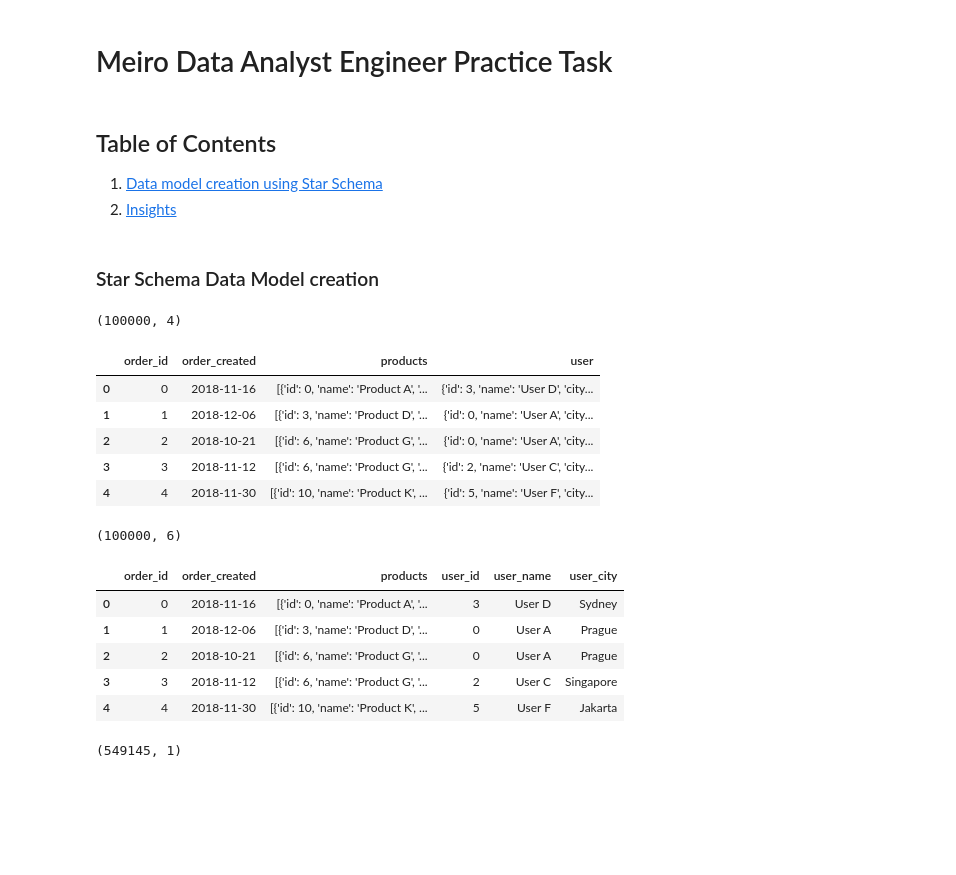
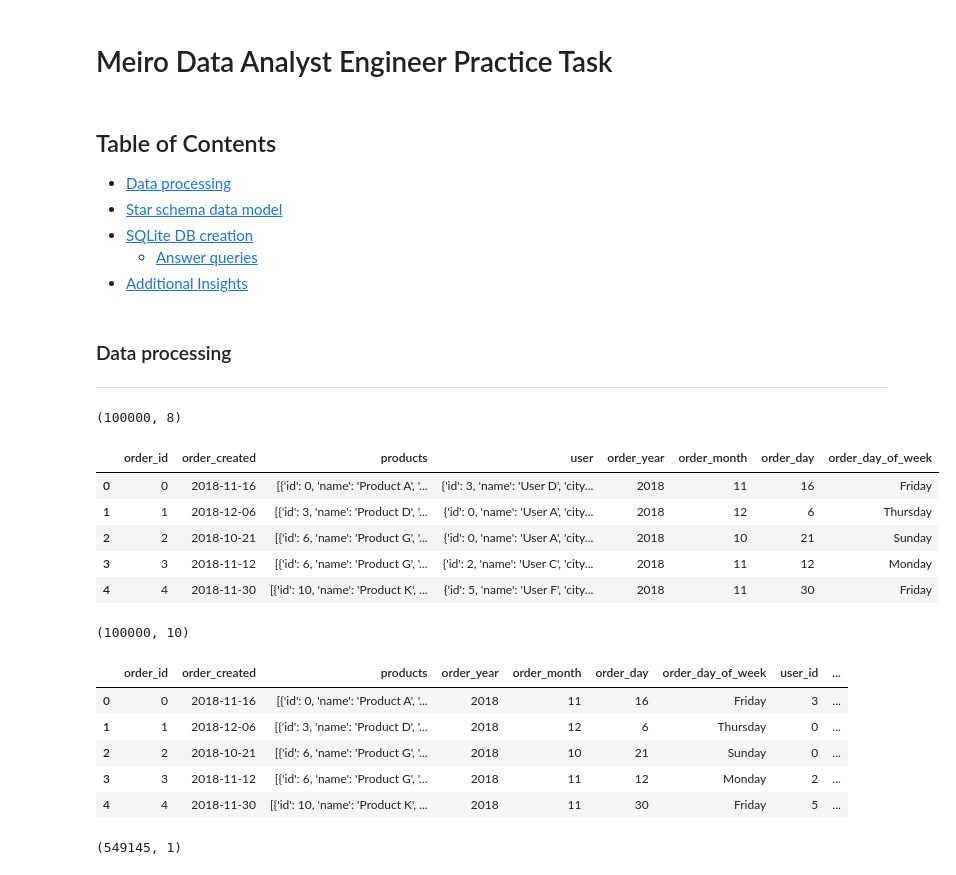
Before and after one commit to shilpaleo/sales-analysis, a Jupyter notebook: meiro_assessment.ipynb, the cells around one changed output. Saved outputs shown, nothing was run; the diff lists cells and outputs as text; code cells hidden in the pictures; blank space fills up the shorter version.

```diff
--- a/meiro_assessment.ipynb
+++ b/meiro_assessment.ipynb
@@ -2,10 +2,14 @@
 # Meiro Data Analyst Engineer Practice Task
 # %% [markdown]
 ## Table of Contents
-1. [Data model creation using Star Schema](#star-schema-data-model-creation)
-2. [Insights](#insights)
+- [Data processing](#data-processing)
+- [Star schema data model](#star-schema-data-model)
+- [SQLite DB creation](#sqlite-db-creation)
+  - [Answer queries](#answer-queries)
+- [Additional Insights](#additional-insights)
-# %% [markdown]
-### Star Schema Data Model creation
+# %% [markdown]
+### Data processing
+---
 # %%
 # Importing the required libraries
 import pandas as pd
@@ -13,21 +18,29 @@ import plotly.express as px
 # %%
 # Read the .ndjson file into a pandas DataFrame
 df = pd.read_json(path_or_buf="./data/data.ndjson.gz", compression="gzip", lines=True)
 
 # Updating specific column names and data types
 df.rename(columns={"id": "order_id", "created": "order_created"}, inplace=True)
-df["order_created"] = pd.to_datetime(df["order_created"], unit="s").dt.date
+df["order_created"] = pd.to_datetime(df["order_created"], unit="s")
+
+# Adding additional date dimensions for analysis
+df["order_year"] = df["order_created"].dt.year
+df["order_month"] = df["order_created"].dt.month.astype(str).str.zfill(2)
+df["order_day"] = df["order_created"].dt.day
+df["order_day_of_week"] = df["order_created"].dt.day_name()
+
+df["order_created"] = df["order_created"].dt.date
 
 print(df.shape)
 df.head()
 # %% [output]
-(100000, 4)
+(100000, 8)
-|  | order_id | order_created | products | user |
-| 0 | 0 | 2018-11-16 | [{'id': 0, 'name': 'Product A', '... | {'id': 3, 'name': 'User D', 'city... |
-| 1 | 1 | 2018-12-06 | [{'id': 3, 'name': 'Product D', '... | {'id': 0, 'name': 'User A', 'city... |
-| 2 | 2 | 2018-10-21 | [{'id': 6, 'name': 'Product G', '... | {'id': 0, 'name': 'User A', 'city... |
-| 3 | 3 | 2018-11-12 | [{'id': 6, 'name': 'Product G', '... | {'id': 2, 'name': 'User C', 'city... |
-| 4 | 4 | 2018-11-30 | [{'id': 10, 'name': 'Product K', ... | {'id': 5, 'name': 'User F', 'city... |
+|  | order_id | order_created | products | user | order_year | order_month | order_day | order_day_of_week |
+| 0 | 0 | 2018-11-16 | [{'id': 0, 'name': 'Product A', '... | {'id': 3, 'name': 'User D', 'city... | 2018 | 11 | 16 | Friday |
+| 1 | 1 | 2018-12-06 | [{'id': 3, 'name': 'Product D', '... | {'id': 0, 'name': 'User A', 'city... | 2018 | 12 | 6 | Thursday |
+| 2 | 2 | 2018-10-21 | [{'id': 6, 'name': 'Product G', '... | {'id': 0, 'name': 'User A', 'city... | 2018 | 10 | 21 | Sunday |
+| 3 | 3 | 2018-11-12 | [{'id': 6, 'name': 'Product G', '... | {'id': 2, 'name': 'User C', 'city... | 2018 | 11 | 12 | Monday |
+| 4 | 4 | 2018-11-30 | [{'id': 10, 'name': 'Product K', ... | {'id': 5, 'name': 'User F', 'city... | 2018 | 11 | 30 | Friday |
 # %%
 # Splitting the "user" information into Tabular format & updating column names
 user_df = pd.json_normalize(df["user"])
@@ -43,13 +56,13 @@ df.drop(columns=["user"], inplace=True)
 print(df.shape)
 df.head()
 # %% [output]
-(100000, 6)
+(100000, 10)
-|  | order_id | order_created | products | user_id | user_name | user_city |
-| 0 | 0 | 2018-11-16 | [{'id': 0, 'name': 'Product A', '... | 3 | User D | Sydney |
-| 1 | 1 | 2018-12-06 | [{'id': 3, 'name': 'Product D', '... | 0 | User A | Prague |
-| 2 | 2 | 2018-10-21 | [{'id': 6, 'name': 'Product G', '... | 0 | User A | Prague |
-| 3 | 3 | 2018-11-12 | [{'id': 6, 'name': 'Product G', '... | 2 | User C | Singapore |
-| 4 | 4 | 2018-11-30 | [{'id': 10, 'name': 'Product K', ... | 5 | User F | Jakarta |
+|  | order_id | order_created | products | order_year | order_month | order_day | order_day_of_week | user_id | ... |
+| 0 | 0 | 2018-11-16 | [{'id': 0, 'name': 'Product A', '... | 2018 | 11 | 16 | Friday | 3 | ... |
+| 1 | 1 | 2018-12-06 | [{'id': 3, 'name': 'Product D', '... | 2018 | 12 | 6 | Thursday | 0 | ... |
+| 2 | 2 | 2018-10-21 | [{'id': 6, 'name': 'Product G', '... | 2018 | 10 | 21 | Sunday | 0 | ... |
+| 3 | 3 | 2018-11-12 | [{'id': 6, 'name': 'Product G', '... | 2018 | 11 | 12 | Monday | 2 | ... |
+| 4 | 4 | 2018-11-30 | [{'id': 10, 'name': 'Product K', ... | 2018 | 11 | 30 | Friday | 5 | ... |
 # %%
 # Transforming each product list item in the "products" column into a separate row
 orders_df = pd.DataFrame(df["products"].explode())
```
Also changed, not shown: parts of 47 cells of this notebook, 9 other files.
